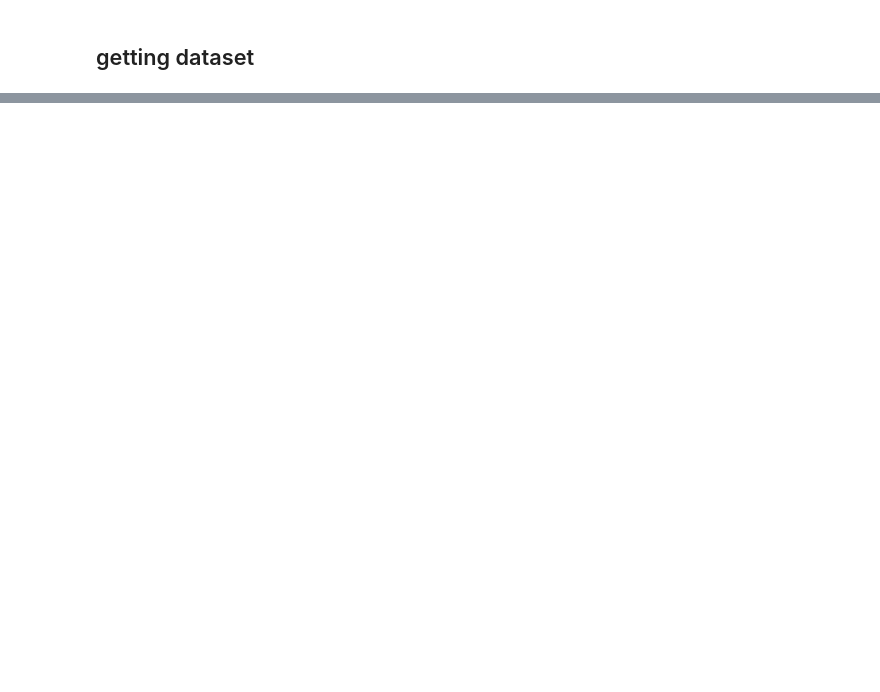
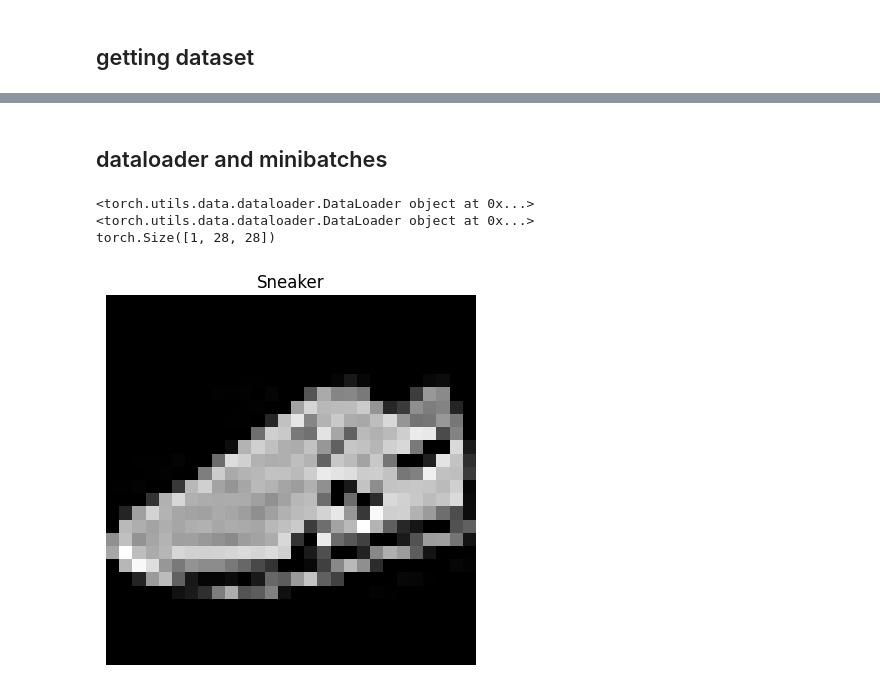
Before and after one commit to krk-90/deep-learning-, a Jupyter notebook: convolutional nn.ipynb, the cells around one changed output, grey strips where cells are left out. Drawn from its saved outputs; the diff is of its cells as text; code cells hidden in the pictures; blank space fills up the shorter version.

```diff
--- a/convolutional nn.ipynb
+++ b/convolutional nn.ipynb
@@ -26,0 +92,28 @@ test_data = datasets.FashionMNIST(
+# %% [markdown]
+## dataloader and minibatches
+# %%
+from torch.utils.data import DataLoader
+BATCH_SIZE = 32
+train_data_loader = DataLoader(dataset = train_data,
+                               batch_size = BATCH_SIZE,
+                               shuffle = True)
+
+test_data_loader = DataLoader(dataset = test_data,
+                              batch_size = BATCH_SIZE,
+                              shuffle =False)
+
+print(train_data_loader)
+print(test_data_loader)
+train_feat,train_label = next(iter(train_data_loader))
+torch.manual_seed(42)
+ran_ind = torch.randint(0,len(train_feat),size=[1]).item()
+image1,label1 =  train_feat[ran_ind],train_label[ran_ind]
+plt.imshow(image1.squeeze(),cmap="gray")
+plt.title(class_name[label1])
+plt.axis(False)
+print(image1.shape)
+# %% [output]
+<torch.utils.data.dataloader.DataLoader object at 0x...>
+<torch.utils.data.dataloader.DataLoader object at 0x...>
+torch.Size([1, 28, 28])
+[figure, added]
```
Also changed, not shown: parts of 7 cells of this notebook.
